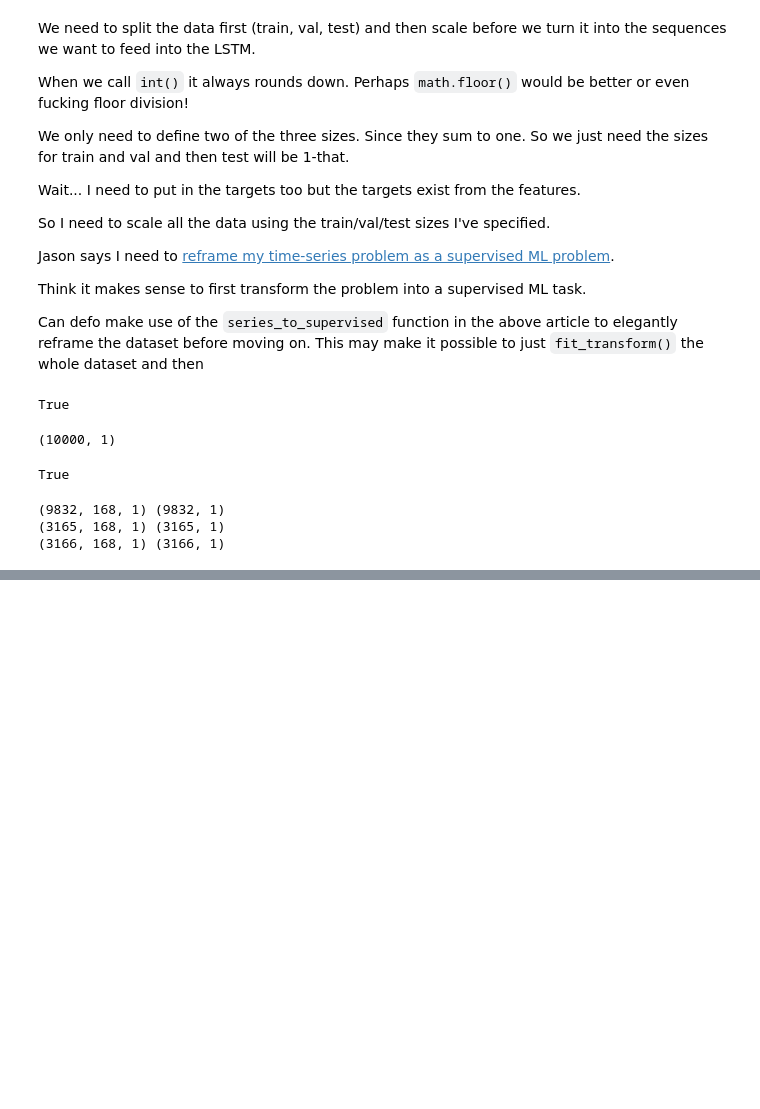
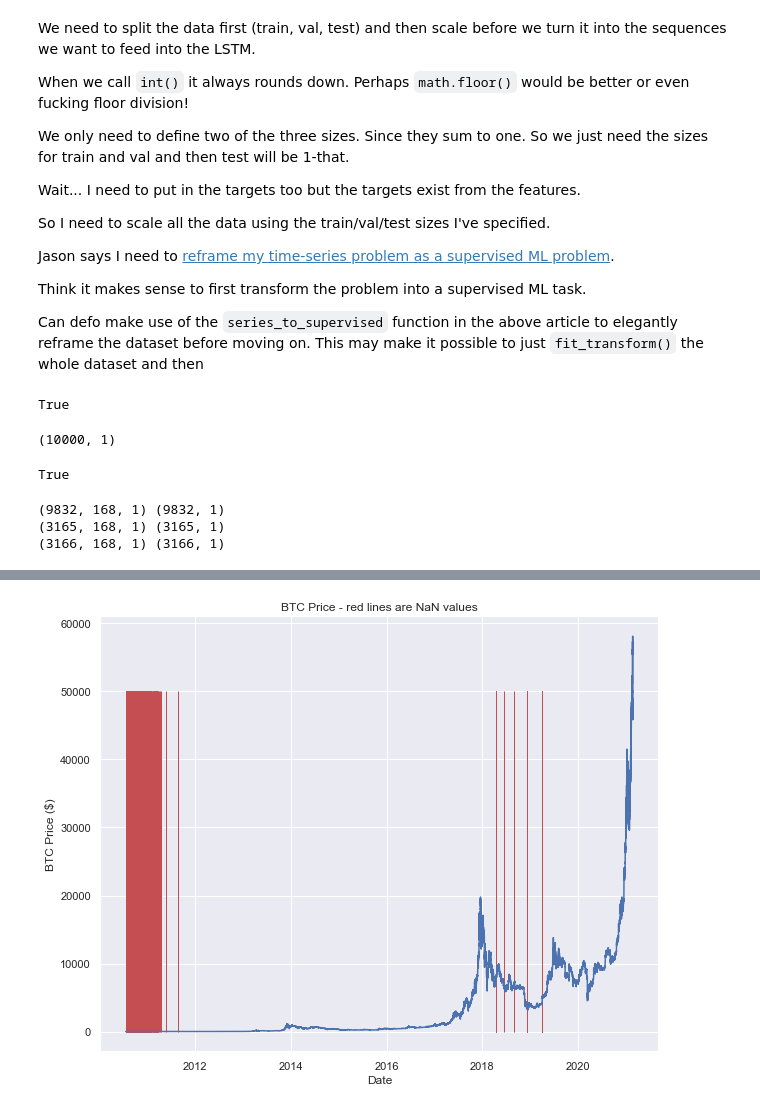
Before and after one commit to codeananda/bitcoin_price_predictor, a Jupyter notebook: price_predictor/keras_price_predictor.ipynb, the cells around one changed output, grey strips where cells are left out. Drawn from its saved outputs; the diff is of its cells as text; code cells hidden in the pictures; blank space fills up the shorter version.

```diff
--- a/price_predictor/keras_price_predictor.ipynb
+++ b/price_predictor/keras_price_predictor.ipynb
@@ -500,0 +505,5 @@ print(X_test.shape, y_test.shape)
+# %%
+price = pd.read_csv(DOWNLOAD_DIR / 'price.csv', parse_dates=[0])
+price = price.set_index('timestamp')
+# price = pd.read_csv('price.csv')
+close = price.loc[:, 'c']
@@ -500,0 +537,12 @@ print(X_test.shape, y_test.shape)
+# %%
+fig, ax = plt.subplots(figsize=(10, 8))
+c_nans = price.c[price.c.isna()]
+c_no_nans = price.c[price.c.notna()]
+# plt.scatter(c_no_nans.index, c_no_nans.values, s=1)
+plt.plot(c_no_nans)
+plt.vlines(c_nans.index, ymin=0, ymax=50000, colors='r', linewidths=1)
+ax.set(xlabel='Date', ylabel='BTC Price ($)',
+       title='BTC Price - red lines are NaN values')
+plt.show()
+# %% [output]
+[figure, added]
```
Also changed, not shown: parts of 36 cells of this notebook.
